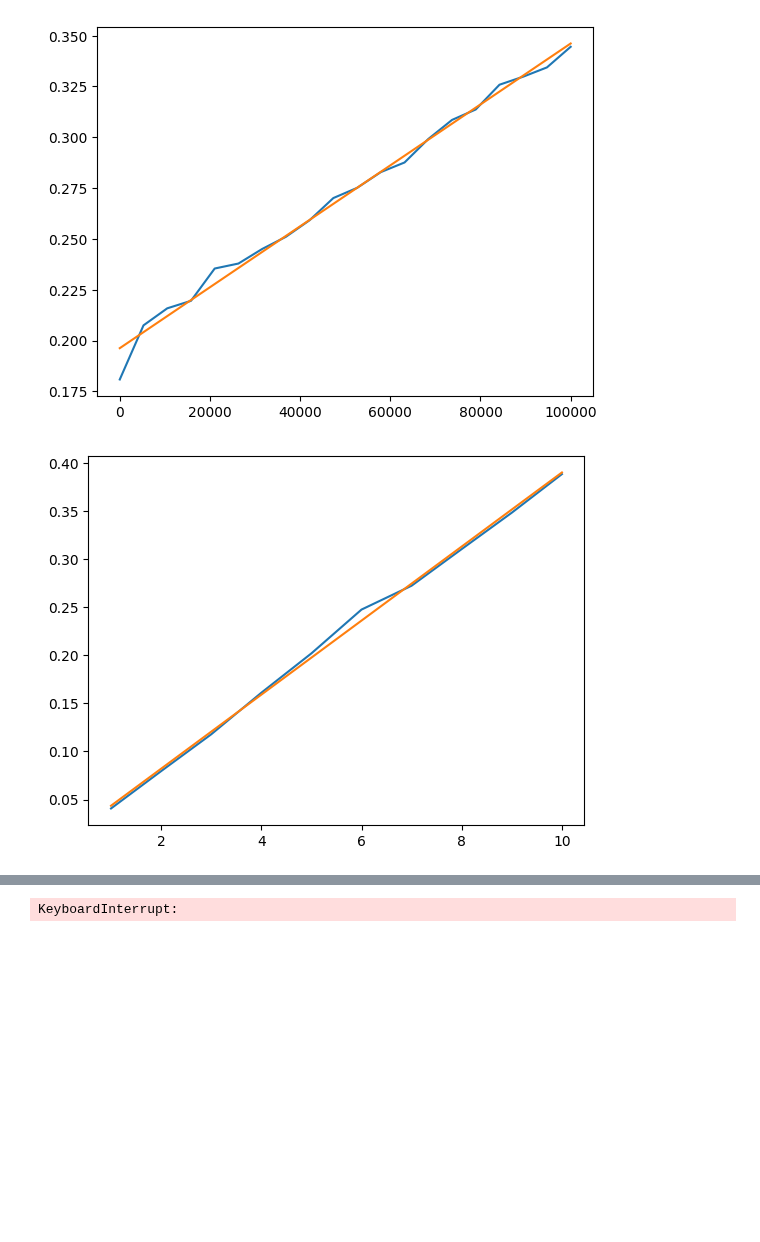
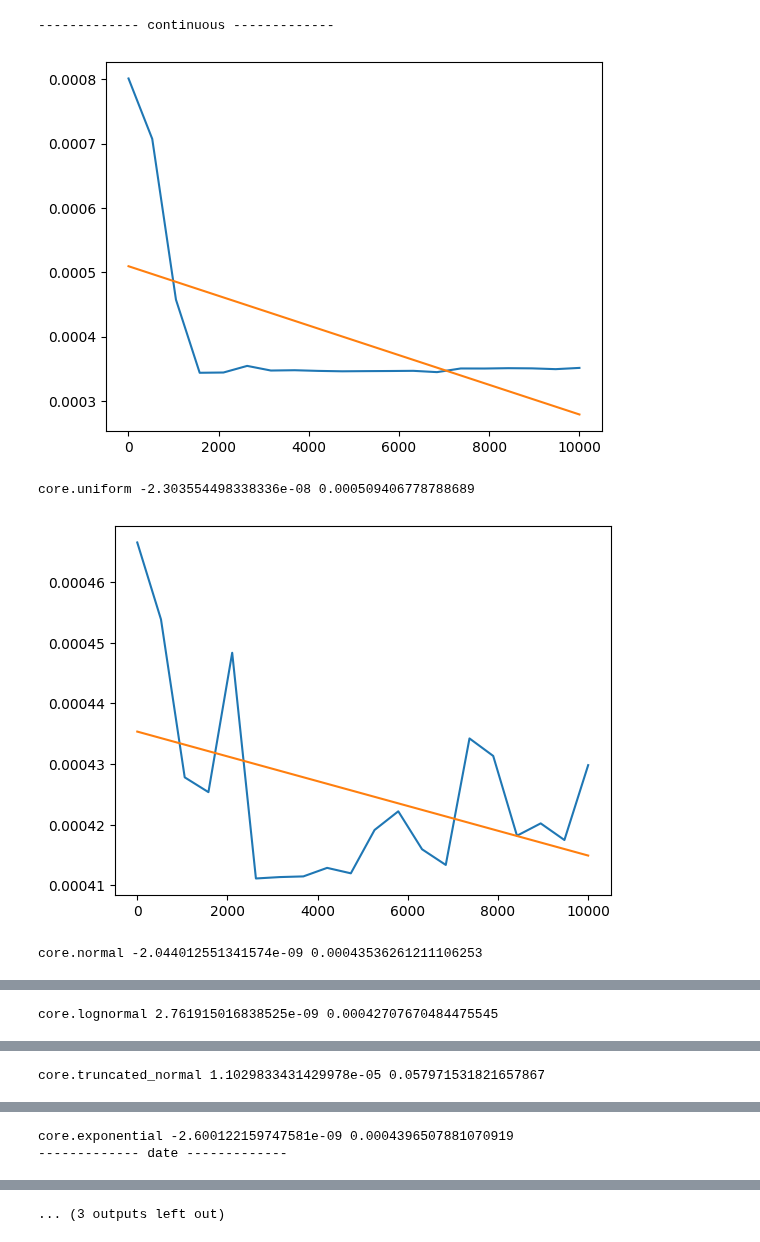
Before and after one commit to sodascience/metasyn, a Jupyter notebook: examples/benchmark-dist.ipynb, the cells around one changed output, grey strips where cells are left out. Drawn from its saved outputs; the diff is of its cells as text; code cells hidden in the pictures; blank space fills up the shorter version.

Commit message:
Update distributions for estimated time

```diff
--- a/examples/benchmark-dist.ipynb
+++ b/examples/benchmark-dist.ipynb
@@ -31,29 +33,38 @@ def time_generator(size, n_col):
 # %%
-def datetime_generator(size, n_col):
-    return pl.DataFrame({"dt"+str(i): [dt.datetime(x, 10, 14) for x in np.random.randint(1956, 2021, size=size)] for i in range(n_col)})
+def datetime_generator(size):
+    for i in range(DEFAULT_NCOL):
+        yield pl.Series([dt.datetime(x, 10, 14) for x in np.random.randint(1956, 2021, size=size)])
 # %%
-def string_generator(size, n_col):
+def string_generator(size):
     fake = Faker()
-    Faker.seed(12345)
+    # Faker.seed(12345)
     faker_types = ["address", "phone_number", "pricetag", "timezone", "mime_type", "unix_partition",
                    "ascii_email", "isbn10", "job", "ssn", "user_agent", "color", "license_plate",
-                   "iban", "company", "time", "ipv4", "uri", "name"]
+                   "iban", "company", "time", "ipv4", "uri", "name", "sentence"]
     series_dict = {}
 
-    for i in range(n_col):
-        cur_type = np.random.choice(faker_types)
-        series_dict["str" + str(i)] = [getattr(fake, cur_type)() for _ in range(size)]
-    return pl.DataFrame(series_dict)
+    for ftype in faker_types:
+        series = pl.Series([getattr(fake, ftype)() for _ in range(size)])
+        yield series
+    yield pl.Series([fake.paragraph(nb_sentences=5) for _ in range(size)])
+# %%
+TYPE_GEN_DICT = {
+    "discrete": int_generator,
+    "continuous": float_generator,
+    "categorical": cat_generator,
+    "date": date_generator,
+    "time": time_generator,
+    "datetime": datetime_generator,
+    "string": string_generator,
+}
 # %%
-def benchmark_once(distribution, df_generator, size, n_col=5):
+def benchmark_dist(distribution, df_generator, size):
     bench_times = []
-    for series in df_generator:
-
-        df = df_generator(size, n_col)
+    for series in df_generator(size):
         start_time = time.time()
-        MetaFrame.fit_dataframe(df)
+        distribution.fit(series)
         bench_times.append(time.time()-start_time)
-    return np.mean(bench_times)
+    return bench_times
 # %%
 def fit(x, y):
     A = np.vstack([x, np.ones(len(x))]).T
@@ -87,5 +107,8 @@ def benchmark(df_generator, plot=False, order=1):
 # %%
-b_col_int, a_col_int, sec_per_item_int = benchmark(int_generator, plot=True, order=1)
+benchmark(plot=True)
 # %% [output]
+------------- continuous -------------
-[figure, old version]
+[figure, new version]
+core.uniform -2.303554498338336e-08 0.000509406778788689
-[figure, old version]
+[figure, new version]
+core.normal -2.044012551341574e-09 0.00043536261211106253
@@ -91,0 +116 @@ b_col_int, a_col_int, sec_per_item_int = benchmark(int_generator, plot=True, ord
+core.lognormal 2.761915016838525e-09 0.00042707670484475545
@@ -91,0 +118 @@ b_col_int, a_col_int, sec_per_item_int = benchmark(int_generator, plot=True, ord
+core.truncated_normal 1.1029833431429978e-05 0.057971531821657867
@@ -91,0 +120,2 @@ b_col_int, a_col_int, sec_per_item_int = benchmark(int_generator, plot=True, ord
+core.exponential -2.600122159747581e-09 0.0004396507881070919
+------------- date -------------
@@ -92,4 +123 @@ b_col_int, a_col_int, sec_per_item_int = benchmark(int_generator, plot=True, ord
+... (3 outputs left out)
-# %%
-b_col_float, a_col_float, sec_per_item_float = benchmark(float_generator, plot=True, order=1000)
-# %% [output]
-KeyboardInterrupt:
```
Also changed, not shown: parts of 18 cells of this notebook, 10 other files.
